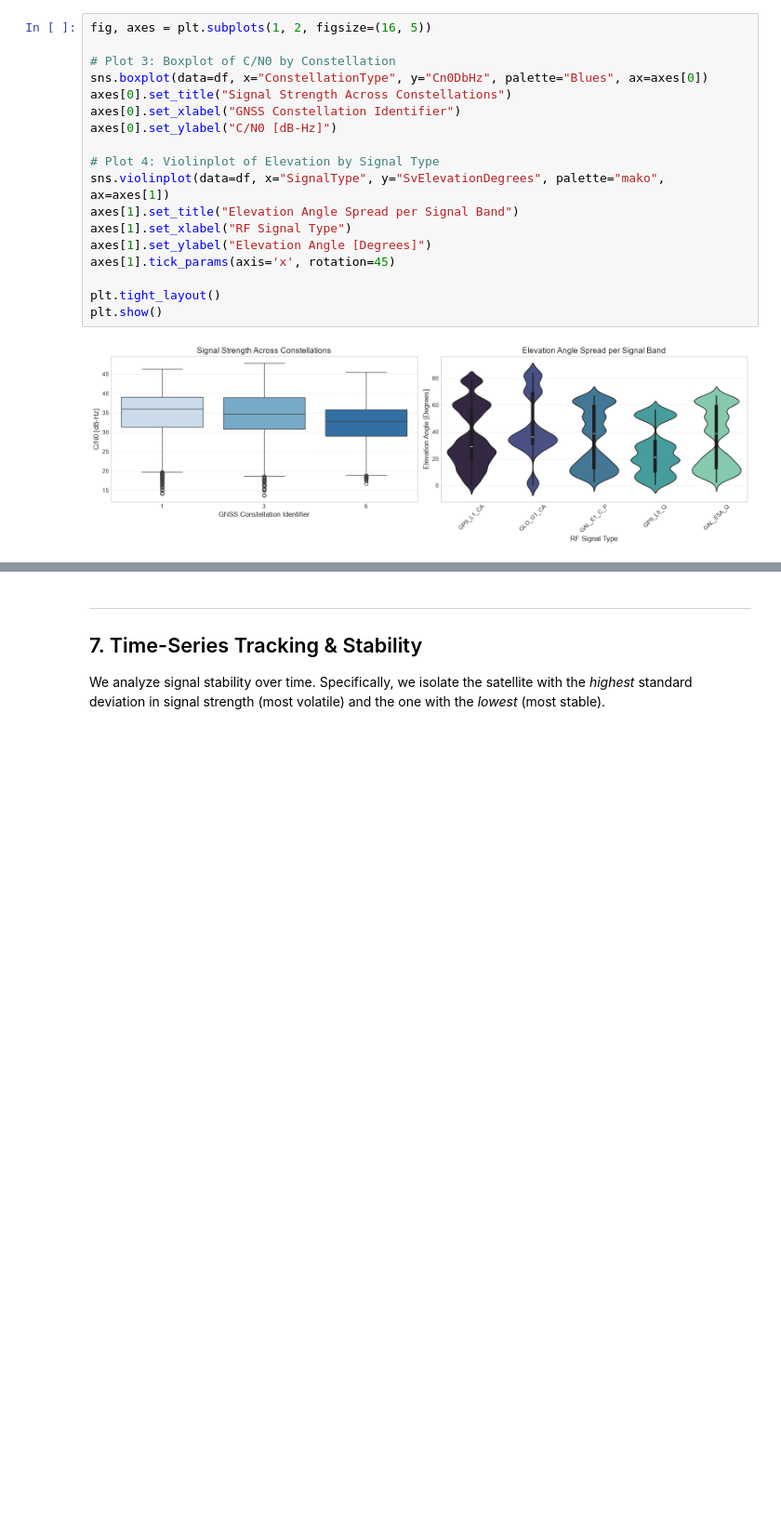
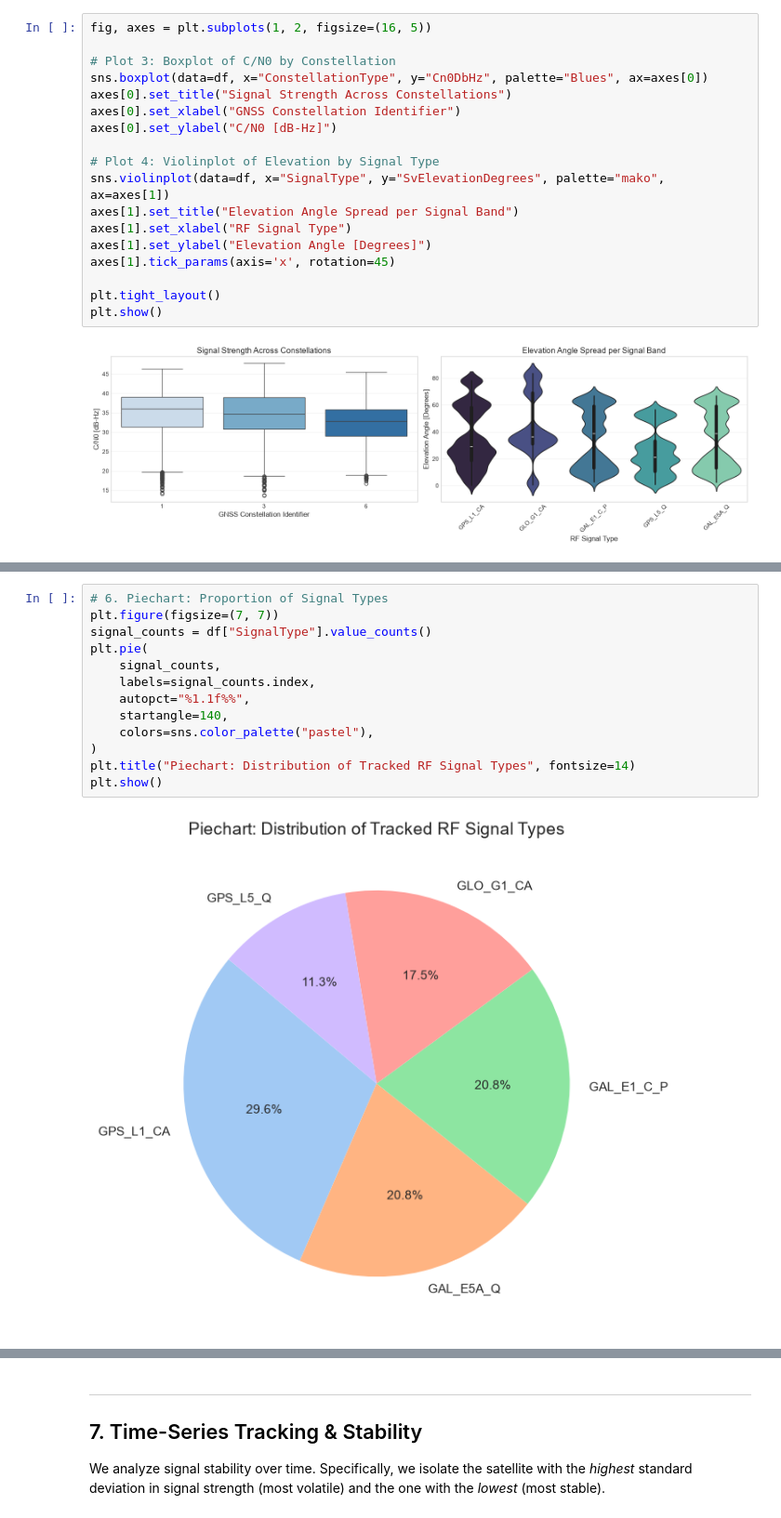
Before and after one commit to yahav0547-a11y/mission1, a Jupyter notebook: GNSS_EDA_Assignment_Refactored.ipynb, the cells around one changed output, grey strips where cells are left out. Shown at 93% size. Saved outputs shown, nothing was run; the diff lists cells and outputs as text; blank space fills up the shorter version.

```diff
--- a/GNSS_EDA_Assignment_Refactored.ipynb
+++ b/GNSS_EDA_Assignment_Refactored.ipynb
@@ -751,0 +860,15 @@ plt.show()
+# %%
+# 6. Piechart: Proportion of Signal Types
+plt.figure(figsize=(7, 7))
+signal_counts = df["SignalType"].value_counts()
+plt.pie(
+    signal_counts,
+    labels=signal_counts.index,
+    autopct="%1.1f%%",
+    startangle=140,
+    colors=sns.color_palette("pastel"),
+)
+plt.title("Piechart: Distribution of Tracked RF Signal Types", fontsize=14)
+plt.show()
+# %% [output]
+[figure, added]
```
Also changed, not shown: parts of 9 cells of this notebook.
